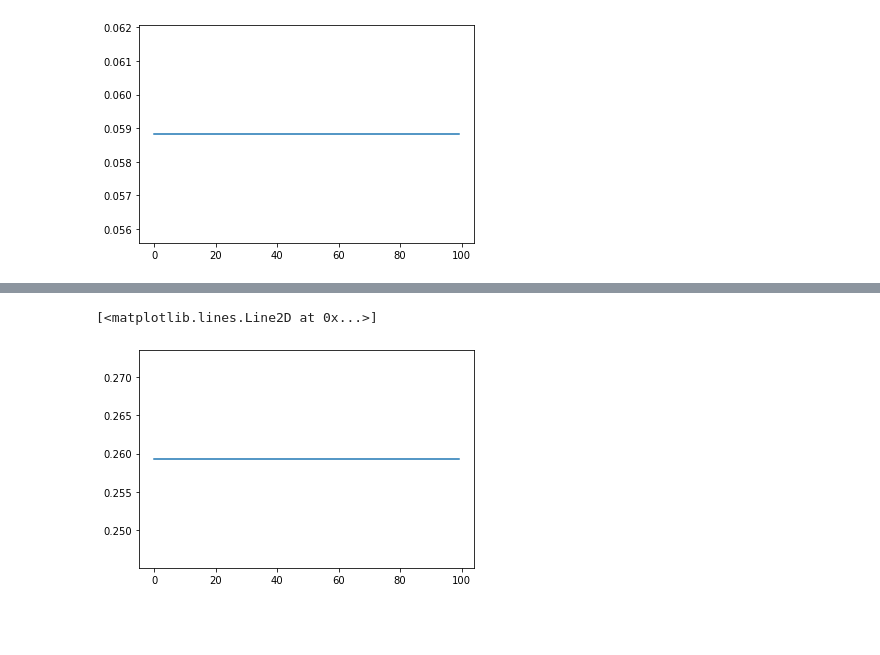
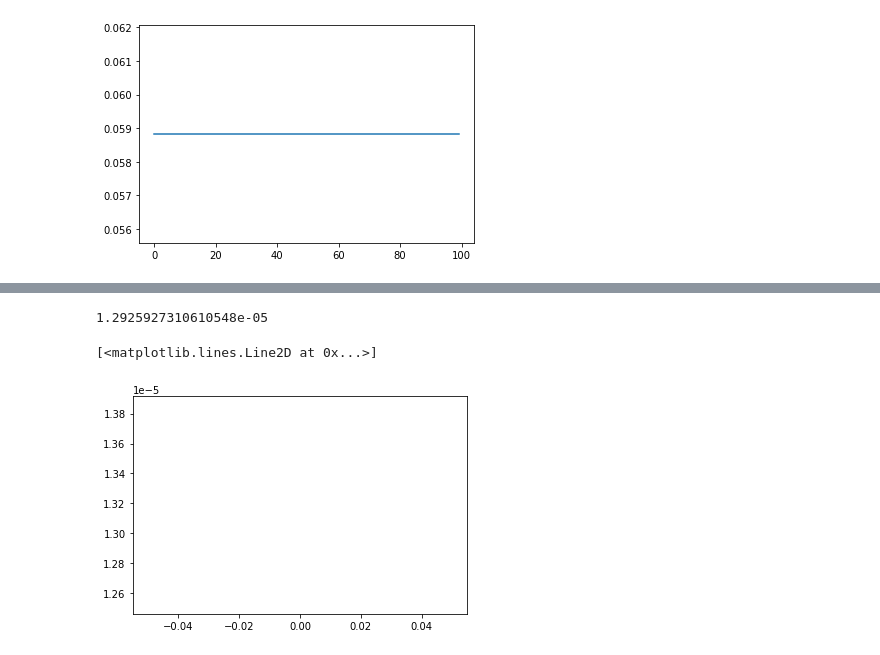
Before and after one commit to mkhlgrv/olg, a Jupyter notebook: steady_state.ipynb, the cells around one changed output, grey strips where cells are left out. Drawn from its saved outputs; the diff is of its cells as text; code cells hidden in the pictures; blank space fills up the shorter version.

Commit message:
update steady_state

```diff
--- a/steady_state.ipynb
+++ b/steady_state.ipynb
@@ -700,7 +1092,7 @@ A_N = np.array([1. for _ in range(max_time)])
 A_E = np.array([1. for _ in range(max_time)])
 # %%
 demography["N_female"]=demography["N_male"]
-N = np.array([demography["N_female"].transpose(),demography["N_male"].transpose()])
+N = np.array([demography["N_female"].transpose()/1000,demography["N_male"].transpose()/1000])
 Pi = np.array([(demography[f"N_{sex}male"]/np.max(demography["N_female"], axis=0)+(1-np.tri(*demography[f"N_{sex}male"].shape, k=95))).transpose() for sex in ("fe", "")])
 Pi[Pi<0] = 0.01
 epsilon = np.array([epsilon_female.transpose(), epsilon_male.transpose()])
@@ -715,24 +1107,24 @@ A = np.array([A_N, A_E])
 #          "Gov":np.array([1. for _ in range(max_time)]),
 #          "steady":np.array([15., 2000.,35000.,1., 15., 2000.,50000.,-0.8,0.06, .00001, .00001])}
 initial = {"a":np.array([[-(96-g)/10 if g < 96 else 0 for g in range(demography["N_female"].shape[1])] for s in range(2)]),
-                "price_N":.00001,
-                 "K_N":5000.,
-                 "L_N":85000.,
-                 "I_N":100.,
-                 "K_E":5000.,
-                 "L_E":85000.,
-                 "Gov":1000.,
-                 "I_E":100.}
-steady_guess = np.array([15., 2000.,35000., 15., 2000.,50000.,.0001,0.06, .0001, .00001])
+                "price_N":.1,
+                 "K_N":5.,
+                 "L_N":35.,
+                 "I_N":0.1,
+                 "K_E":5.,
+                 "L_E":50.,
+                 "Gov":0.5,
+                 "I_E":0.1}
+steady_guess = np.array([2., 0.3, 6., 0.1, 0.1, 0.1])
 # %%
 # надо исправить
 # Beq_female_to_female = Beq_female_to_male = Beq_male_to_female = Beq_male_to_male = np.zeros_like(demography["N_female"])
 # %%
-olg = OLG_model(G=96,T=250,N=N,epsilon=epsilon, rho=rho, sigma = sigma,Pi=Pi,r = r,price_M =price_M, price_E=price_E, tau_I=tau_I,tau_Ins=tau_Ins, tau_pi=tau_pi, tau_VA=tau_VA, tau_rho=tau_rho, beta = 0.995, phi = 0.8, theta = 0.5, psi = 5, omega=0.4, alpha = 1/3, delta=0.01, A=A,initial=initial, eta =0.05,steady_max_iter=10000, steady_guess=steady_guess)
+olg = OLG_model(G=96,T=250,N=N,epsilon=epsilon, rho=rho, sigma = sigma,Pi=Pi,r = r,price_M =price_M, price_E=price_E, tau_I=tau_I,tau_Ins=tau_Ins, tau_pi=tau_pi, tau_VA=tau_VA, tau_rho=tau_rho, beta = 0.995, phi = 0.8, theta = 0.5, psi = 5., omega=0.4, alpha = 1/3, delta=0.01, A=A,initial=initial, eta =0.2,steady_max_iter=10000, steady_guess=steady_guess)
 # %%
 with warnings.catch_warnings():
     warnings.simplefilter("ignore")
-    for _ in range(100):
+    for _ in range(2):
         olg.steady_state()
         print(olg.steady_path[-1][0]["fun"])
 # %% [output]
@@ -743,0 +1135,2 @@ with warnings.catch_warnings():
+# %%
+olg.update_guess()
@@ -986,5 +1341,9 @@ plt.plot(olg.a[0][100][:100])
+# %%
+olg.w[120]
+# %% [output]
+1.2925927310610548e-05
 # %%
-plt.plot(olg.w[:100])
+plt.plot(olg.w[100])
 # %% [output]
 [<matplotlib.lines.Line2D at 0x...>]
-[figure, old version]
+[figure, new version]
```
Also changed, not shown: parts of 30 cells of this notebook.
